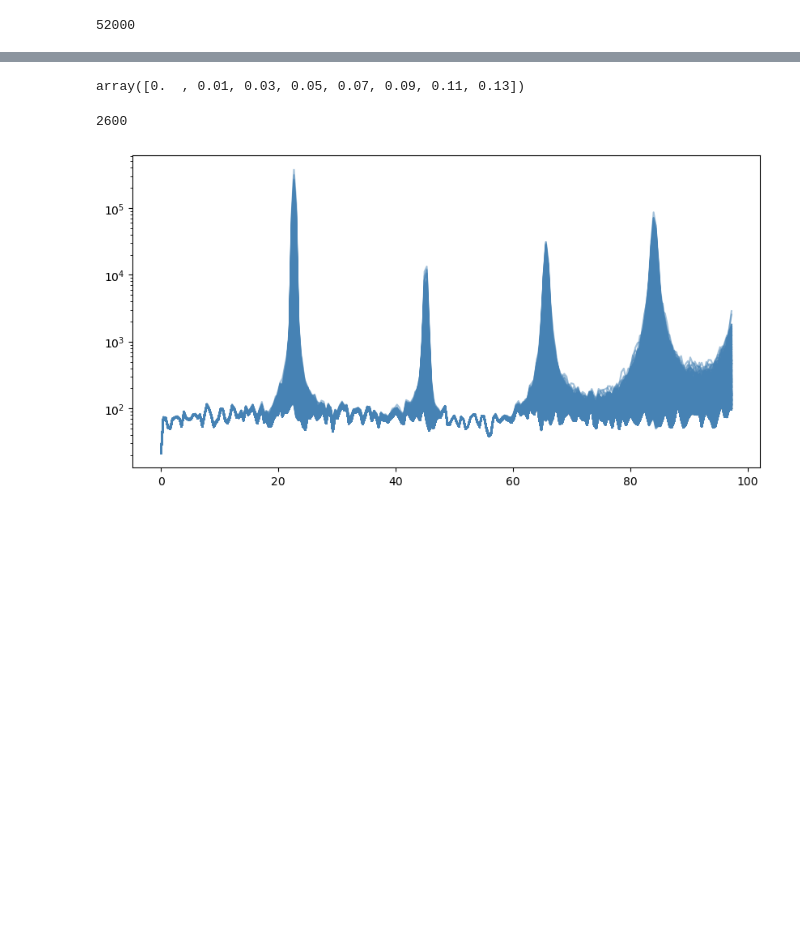
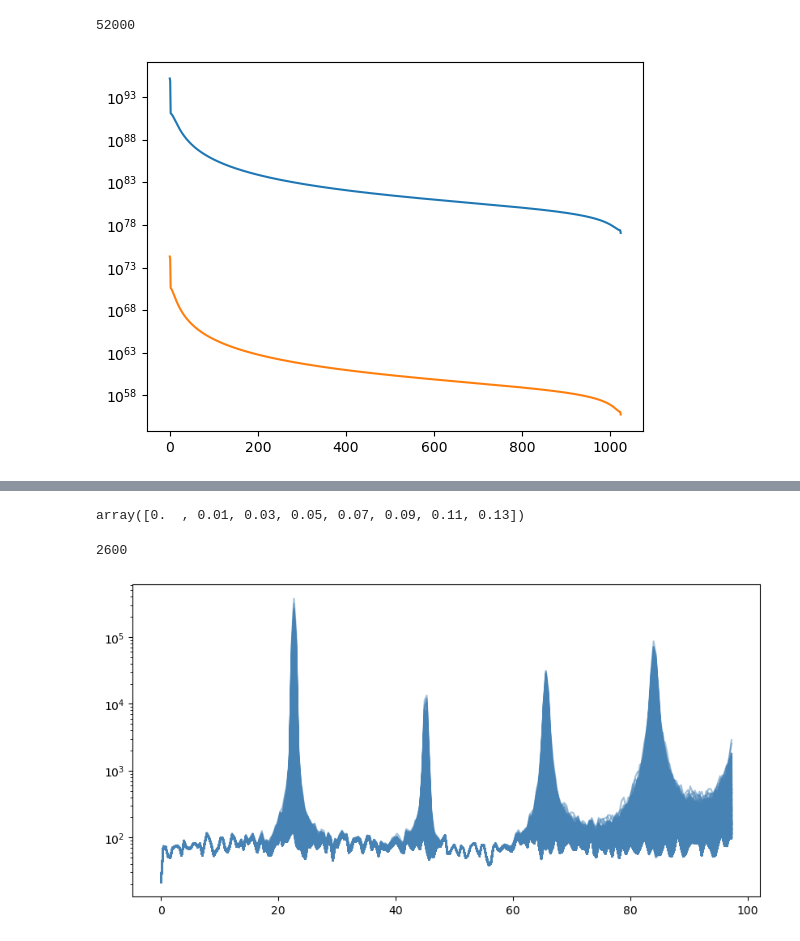
Before and after one commit to YacineBelHadj/PBSHM_mdof, a Jupyter notebook: notebooks/classification.ipynb, the cells around one changed output, grey strips where cells are left out. Cells and saved outputs as stored; diff of their text form; code cells hidden in the pictures; blank space fills up the shorter version.

```diff
--- a/notebooks/classification.ipynb
+++ b/notebooks/classification.ipynb
@@ -32,6 +44,12 @@ mean_RMS = (1/2*np.pi)*np.sum(PSDs,axis=-1).mean(axis=-1)
 from scipy import signal
 
 n_sample = int(30/0.0025)
+# %%
+plt.plot(PSDs[0])
+plt.plot(PSDs[1])
+plt.yscale('log')
+# %% [output]
+[figure, added]
 # %%
 SNR = 12
 noise = np.random.normal(0,SNR*mean_RMS/n_sample,(n_sample,))
```
Also changed, not shown: parts of 6 cells of this notebook, 18 other files.
